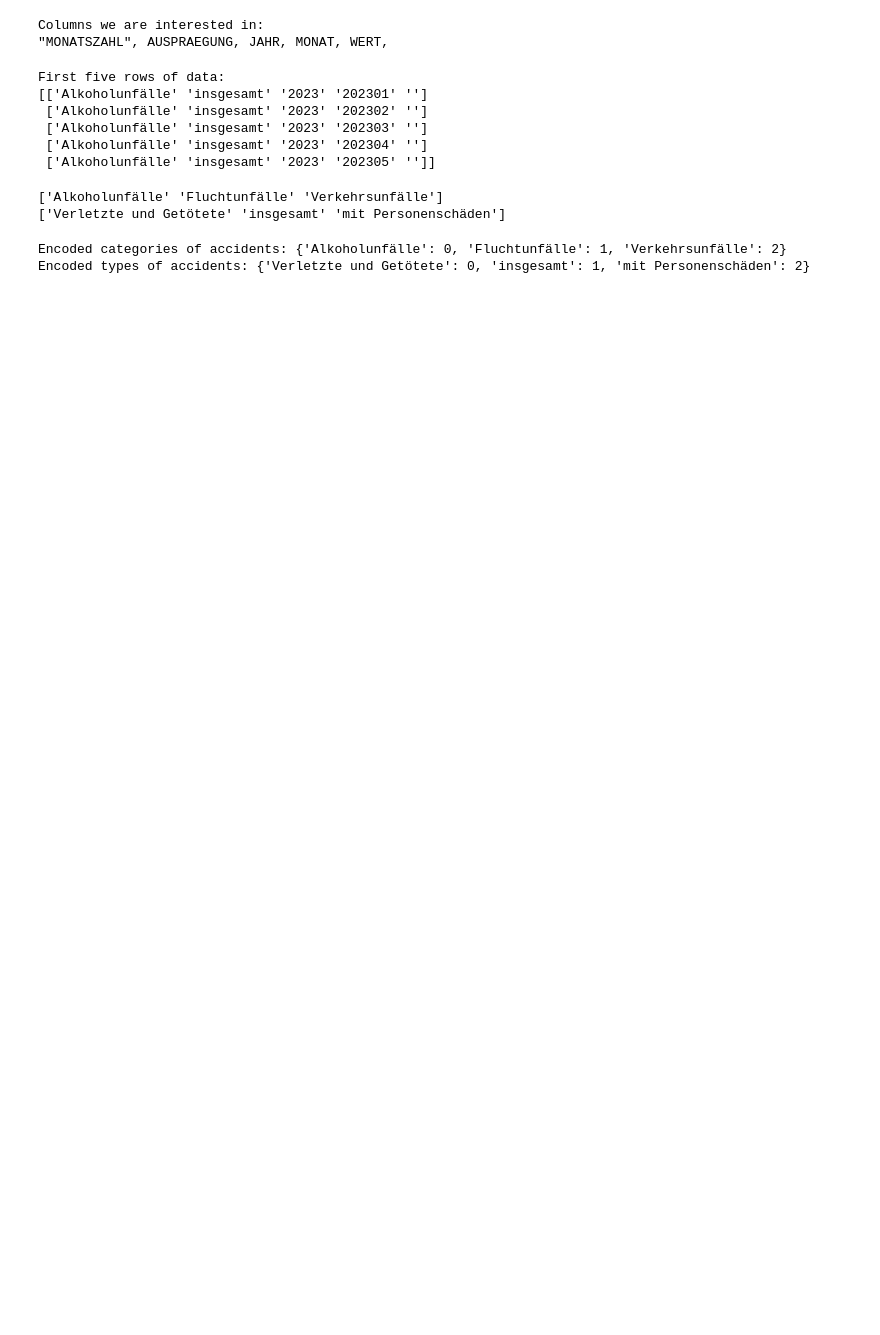
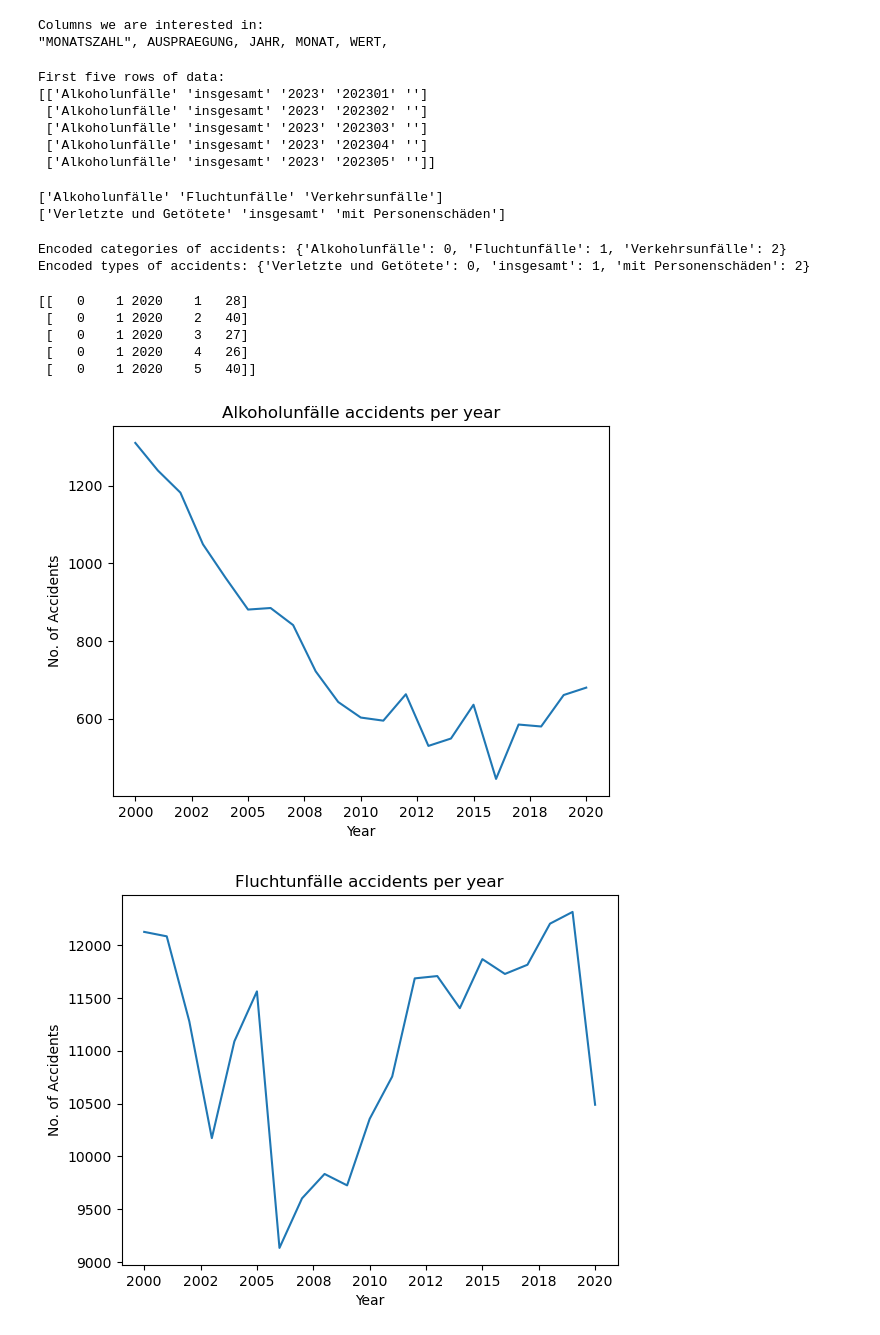
Before and after one commit to eminedari/dps_ai_challenge, a Jupyter notebook: main.ipynb, the cells around one changed output. Saved outputs shown, nothing was run; the diff lists cells and outputs as text; code cells hidden in the pictures; blank space fills up the shorter version.

Commit message:
initial data preprocessing and visualization

```diff
--- a/main.ipynb
+++ b/main.ipynb
@@ -61,3 +67,40 @@ print("Encoded types of accidents:",types_mapping)
 # %% [output]
 Encoded categories of accidents: {'Alkoholunfälle': 0, 'Fluchtunfälle': 1, 'Verkehrsunfälle': 2}
 Encoded types of accidents: {'Verletzte und Getötete': 0, 'insgesamt': 1, 'mit Personenschäden': 2}
+# %%
+# drop accidents after 2020 from data
+data[data == ''] = '0'
+data = data.astype('int32')
+data_2020 = data[data[:, 2] < 2021]
+
+#extract year prefic from months
+data_2020[:,3] = data_2020[:,3] - data_2020[:,2]*100
+
+print(data_2020[0:5,:])
+# %% [output]
+[[   0    1 2020    1   28]
+ [   0    1 2020    2   40]
+ [   0    1 2020    3   27]
+ [   0    1 2020    4   26]
+ [   0    1 2020    5   40]]
+# %%
+# create a dictionary for storing number of accidents per category per year
+years = np.unique(data_2020[:,2]).astype('int')
+
+for category in categories:
+  accidents_per_year= []
+  cat_masked = data_2020[data_2020[:,0] == categories_mapping[category]]
+  for year in years:
+    year_masked = cat_masked[cat_masked[:,2]==year]
+    num_accident = np.sum(year_masked[:,4])
+    accidents_per_year.append(num_accident)
+  plt.plot(years,accidents_per_year)
+  plt.xlabel('Year')
+  plt.ylabel('No. of Accidents')
+  plt.title(category + ' accidents per year')
+  formatter = matplotlib.ticker.StrMethodFormatter("{x:.0f}")
+  plt.gca().xaxis.set_major_formatter(formatter)
+  plt.show()
+# %% [output]
+[figure, added]
+[figure, added]
```
Also changed, not shown: parts of 2 cells of this notebook.
